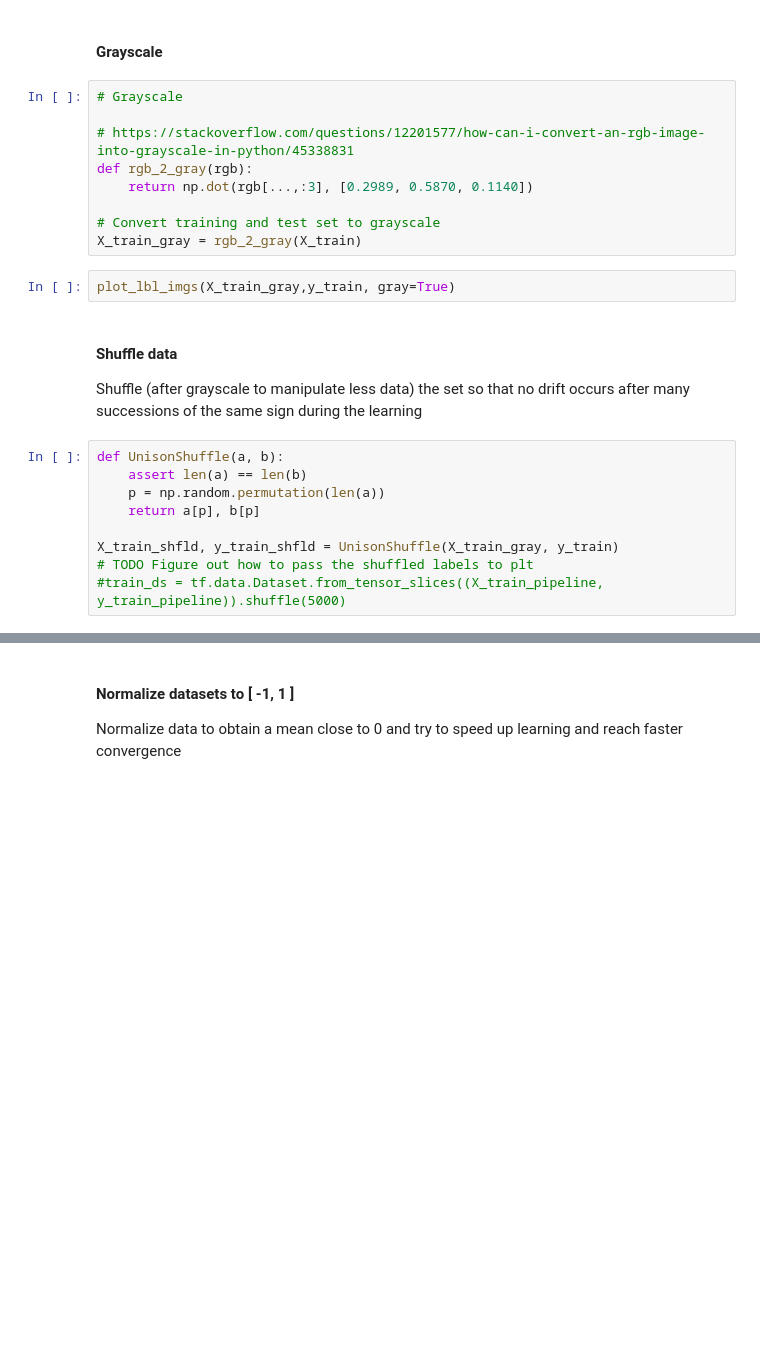
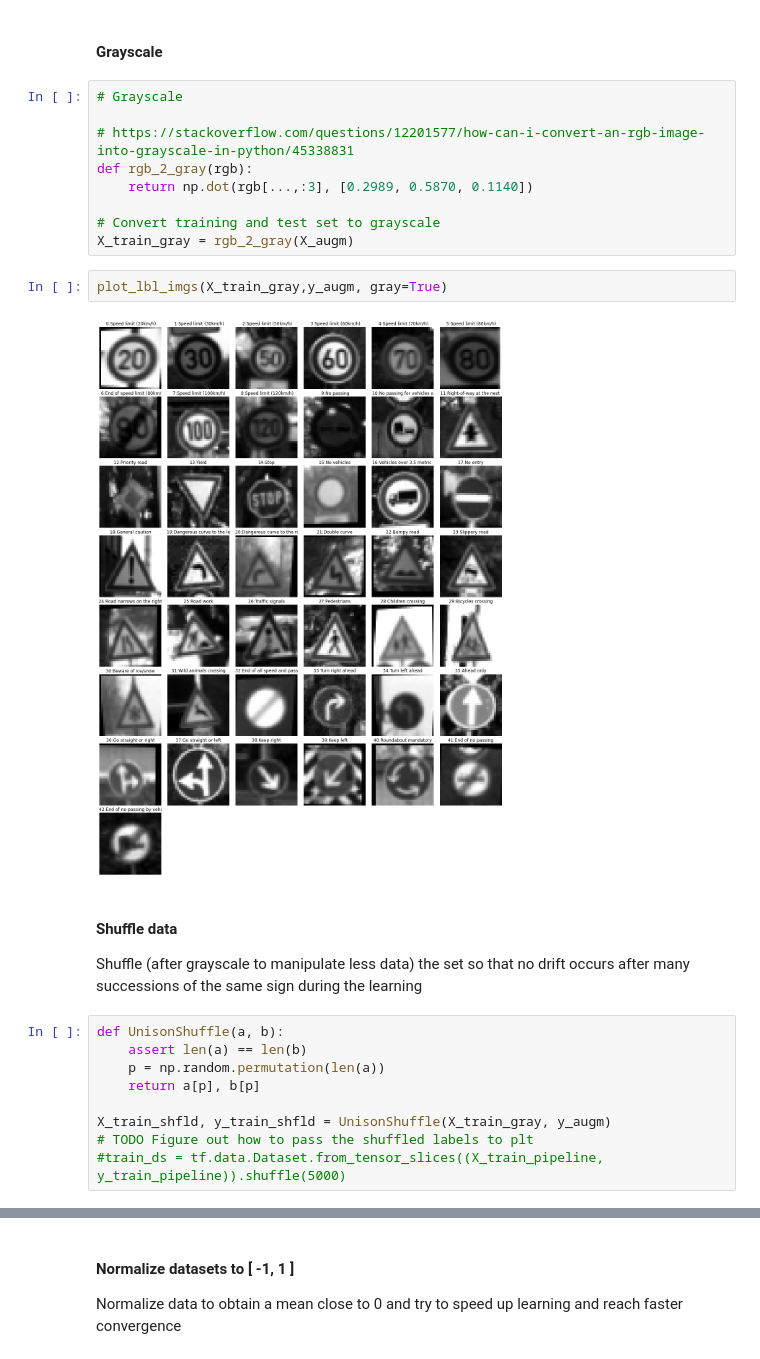
Before and after one commit to parphane/udacity-self_driving_cars, a Jupyter notebook: project-traffic_sign_classifier/Traffic_Sign_Classifier.ipynb, the cells around one changed output, grey strips where cells are left out. Saved outputs shown, nothing was run; the diff lists cells and outputs as text; blank space fills up the shorter version.

```diff
--- a/project-traffic_sign_classifier/Traffic_Sign_Classifier.ipynb
+++ b/project-traffic_sign_classifier/Traffic_Sign_Classifier.ipynb
@@ -457,9 +471,11 @@ def rgb_2_gray(rgb):
     return np.dot(rgb[...,:3], [0.2989, 0.5870, 0.1140])
 
 # Convert training and test set to grayscale
-X_train_gray = rgb_2_gray(X_train)
+X_train_gray = rgb_2_gray(X_augm)
 # %%
-plot_lbl_imgs(X_train_gray,y_train, gray=True)
+plot_lbl_imgs(X_train_gray,y_augm, gray=True)
+# %% [output]
+[figure, added]
 # %% [markdown]
 #### Shuffle data
 Shuffle (after grayscale to manipulate less data) the set so that no drift occurs after many successions of the same sign during the learning
@@ -469,7 +485,7 @@ def UnisonShuffle(a, b):
     p = np.random.permutation(len(a))
     return a[p], b[p]
 
-X_train_shfld, y_train_shfld = UnisonShuffle(X_train_gray, y_train)
+X_train_shfld, y_train_shfld = UnisonShuffle(X_train_gray, y_augm)
 # TODO Figure out how to pass the shuffled labels to plt
 #train_ds = tf.data.Dataset.from_tensor_slices((X_train_pipeline, y_train_pipeline)).shuffle(5000)
 # %%
```
Also changed, not shown: parts of 29 cells of this notebook, 19 other files.
